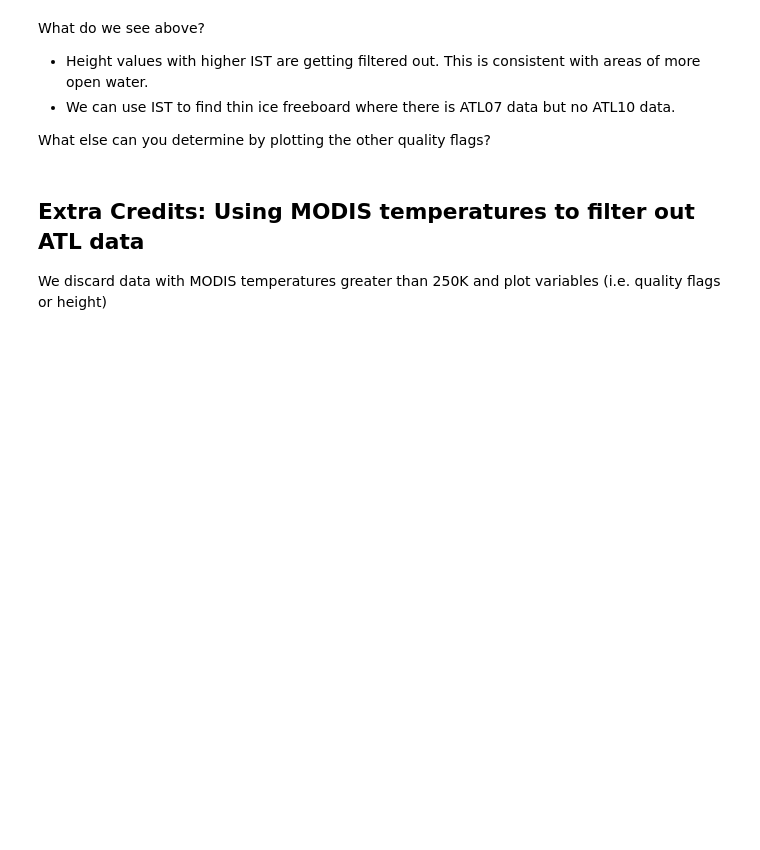
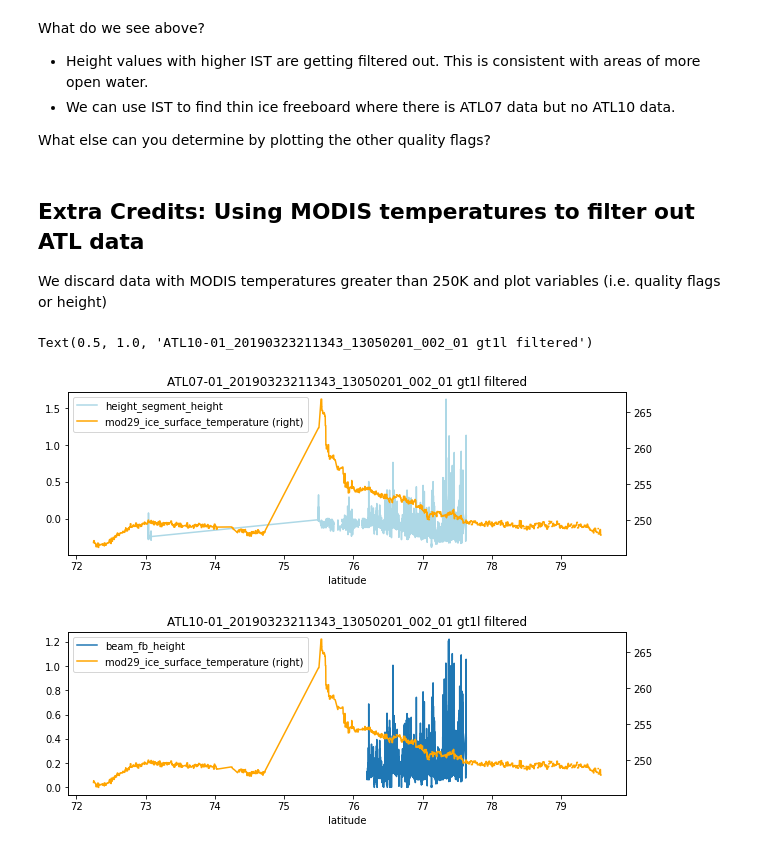
Before and after one commit to nsidc/NSIDC-Data-Tutorials, a Jupyter notebook: notebooks/ICESat-2_MODIS_Arctic_Sea_Ice/Visualize and Analyze Data.ipynb, the cells around one changed output. Saved outputs shown, nothing was run; the diff lists cells and outputs as text; code cells hidden in the pictures; blank space fills up the shorter version.

```diff
--- a/notebooks/ICESat-2_MODIS_Arctic_Sea_Ice/Visualize and Analyze Data.ipynb
+++ b/notebooks/ICESat-2_MODIS_Arctic_Sea_Ice/Visualize and Analyze Data.ipynb
@@ -352,18 +371,22 @@ We discard data with MODIS temperatures greater than 250K and plot variables (i.
 # %%
 cond = {
     'beam': 'gt1l',
     'mod29_ice_surface_temperature': 250.0
 }
 
 cond_atl10_tuple = (atl10_1305.beam == cond['beam']) & (atl10_1305.mod29_ice_surface_temperature >= cond['mod29_ice_surface_temperature'])
 cond_atl07_tuple = (atl07_1305.beam == cond['beam']) & (atl07_1305.mod29_ice_surface_temperature >= cond['mod29_ice_surface_temperature'])
 
 fig, ax = plt.subplots(figsize=(10,3))
-atl07_1305.loc[cond_atl07_tuple].plot(x='add_dist', y='height_segment_height', ax=ax, color='lightblue')
-atl07_1305.loc[(atl07_1305.beam == cond['beam'])].plot(x='add_dist', y='mod29_ice_surface_temperature', ax=ax, secondary_y=True, color='orange')
+atl07_1305.loc[cond_atl07_tuple].plot(x='latitude', y='height_segment_height', ax=ax, color='lightblue')
+atl07_1305.loc[(atl07_1305.beam == cond['beam'])].plot(x='latitude', y='mod29_ice_surface_temperature', ax=ax, secondary_y=True, color='orange')
 plt.title('ATL07-01_20190323211343_13050201_002_01 gt1l filtered')
 
 fig, ax = plt.subplots(figsize=(10,3))
-atl10_1305.loc[cond_atl10_tuple].plot(x='add_dist', y='beam_fb_height', ax=ax)
-atl10_1305.loc[(atl10_1305.beam == cond['beam'])].plot(x='add_dist', y='mod29_ice_surface_temperature', ax=ax, secondary_y=True, color='orange')
+atl10_1305.loc[cond_atl10_tuple].plot(x='latitude', y='beam_fb_height', ax=ax)
+atl10_1305.loc[(atl10_1305.beam == cond['beam'])].plot(x='latitude', y='mod29_ice_surface_temperature', ax=ax, secondary_y=True, color='orange')
 plt.title('ATL10-01_20190323211343_13050201_002_01 gt1l filtered')
+# %% [output]
+Text(0.5, 1.0, 'ATL10-01_20190323211343_13050201_002_01 gt1l filtered')
+[figure, added]
+[figure, added]
```
Also changed, not shown: parts of 9 cells of this notebook.
